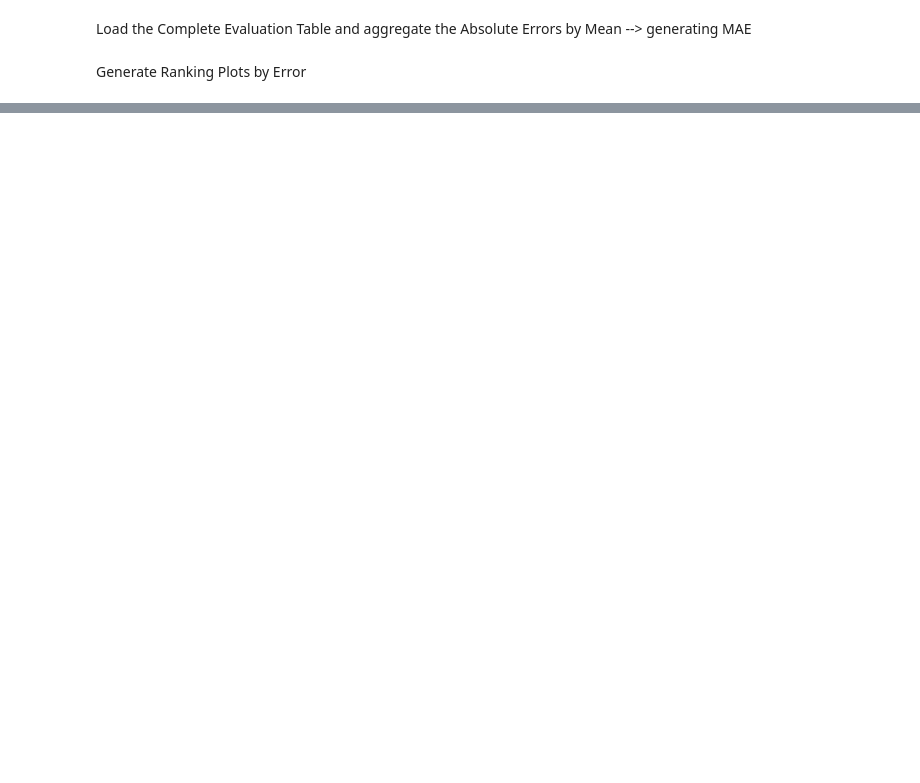
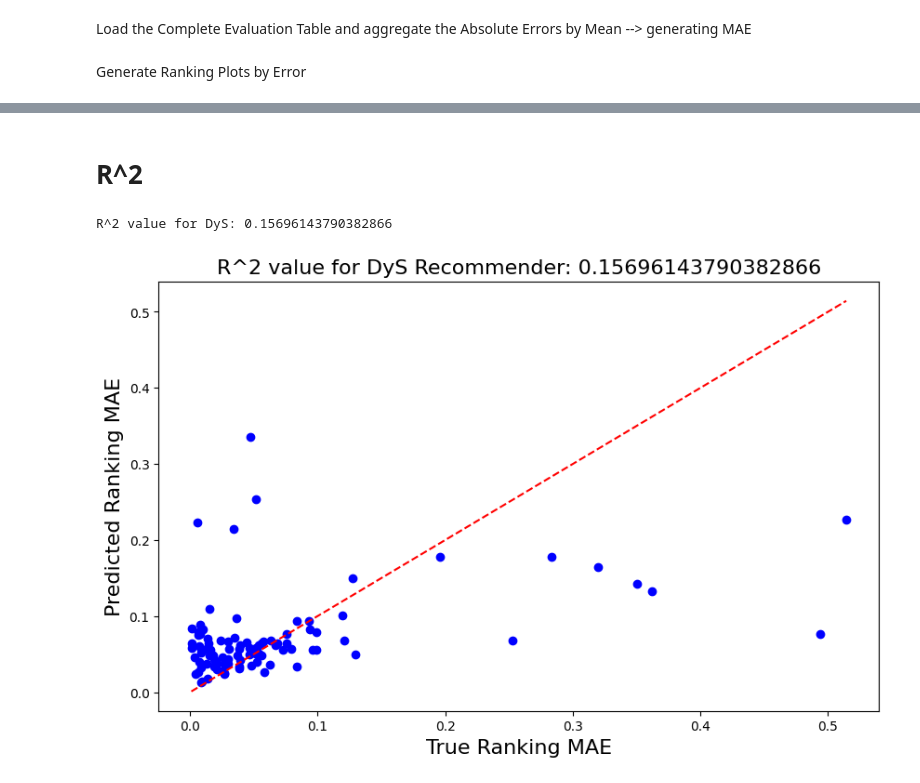
Before and after one commit to Bachega/quantifier_recommender, a Jupyter notebook: plots.ipynb, the cells around one changed output, grey strips where cells are left out. Drawn from its saved outputs; the diff is of its cells as text; code cells hidden in the pictures; blank space fills up the shorter version.

```diff
--- a/plots.ipynb
+++ b/plots.ipynb
@@ -143,0 +146,61 @@ boxplotMae(eval_table)
+# %% [markdown]
+# R^2
+# %%
+import pandas as pd
+from sklearn.metrics import r2_score
+
+path = "./plot_data/experiment-1/"
+
+
+reg_ensemble_quantifier_eval = pd.read_csv(path+"reg_recommender_evaluation_table.csv", index_col=0)
+knn_ensemble_quantifier_eval = pd.read_csv(path+"knn_recommender_evaluation_table.csv", index_col=0)
+
+
+
+qtf_list = reg_ensemble_quantifier_eval['predicted_ranking'].apply(eval).iloc[0]
+qtf_dict = {qtf: {"predicted": [], "true": []} for qtf in qtf_list}
+
+
+
+reg_ensemble_quantifier_eval['predicted_ranking'] = reg_ensemble_quantifier_eval['predicted_ranking'].apply(eval)
+reg_ensemble_quantifier_eval['true_ranking'] = reg_ensemble_quantifier_eval['true_ranking'].apply(eval)
+reg_ensemble_quantifier_eval['predicted_ranking_mae'] = reg_ensemble_quantifier_eval['predicted_ranking_mae'].apply(eval)
+reg_ensemble_quantifier_eval['true_ranking_mae'] = reg_ensemble_quantifier_eval['true_ranking_mae'].apply(eval)
+
+knn_ensemble_quantifier_eval['predicted_ranking'] = knn_ensemble_quantifier_eval['predicted_ranking'].apply(eval)
+knn_ensemble_quantifier_eval['true_ranking'] = knn_ensemble_quantifier_eval['true_ranking'].apply(eval)
+knn_ensemble_quantifier_eval['predicted_ranking_arr'] = knn_ensemble_quantifier_eval['predicted_ranking_arr'].apply(eval)
+knn_ensemble_quantifier_eval['true_ranking_arr'] = knn_ensemble_quantifier_eval['true_ranking_arr'].apply(eval)
+
+for i in range(len(reg_ensemble_quantifier_eval)):
+    row = reg_ensemble_quantifier_eval.iloc[i]
+
+    predicted_ranking = row['predicted_ranking']
+    predicted_ranking_mae = row['predicted_ranking_mae']
+    true_ranking = row['true_ranking']
+    true_ranking_mae = row['true_ranking_mae']
+
+    for qtf, mae in zip(predicted_ranking, predicted_ranking_mae):
+        qtf_dict[qtf]['predicted'].append(mae)
+
+    for qtf, mae in zip(true_ranking, true_ranking_mae):
+        qtf_dict[qtf]['true'].append(mae)
+
+for key, value in qtf_dict.items():
+    quantifier = key
+    predicted_ranking_mae = value['predicted']
+    true_ranking_mae = value['true']
+
+    r2 = r2_score(true_ranking_mae, predicted_ranking_mae)
+    print(f"R^2 value for {quantifier}: {r2}")
+
+    plt.figure(figsize=(10, 6))
+    plt.scatter(true_ranking_mae, predicted_ranking_mae, color='blue')
+    plt.plot([min(true_ranking_mae), max(true_ranking_mae)], [min(true_ranking_mae), max(true_ranking_mae)], color='red', linestyle='--')
+    plt.xlabel('True Ranking MAE', fontsize=16)
+    plt.ylabel('Predicted Ranking MAE', fontsize=16)
+    plt.title(f'R^2 value for {quantifier} Recommender: {r2}', fontsize=16)
+    plt.show()
+# %% [output]
+R^2 value for DyS: 0.15696143790382866
+[figure, added]
```
Also changed, not shown: parts of 2 cells of this notebook.
